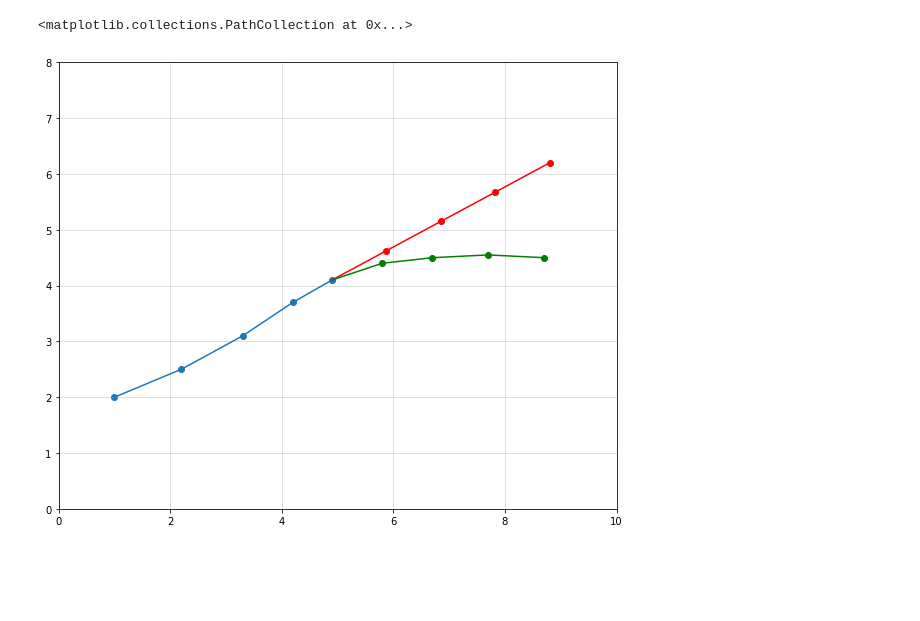
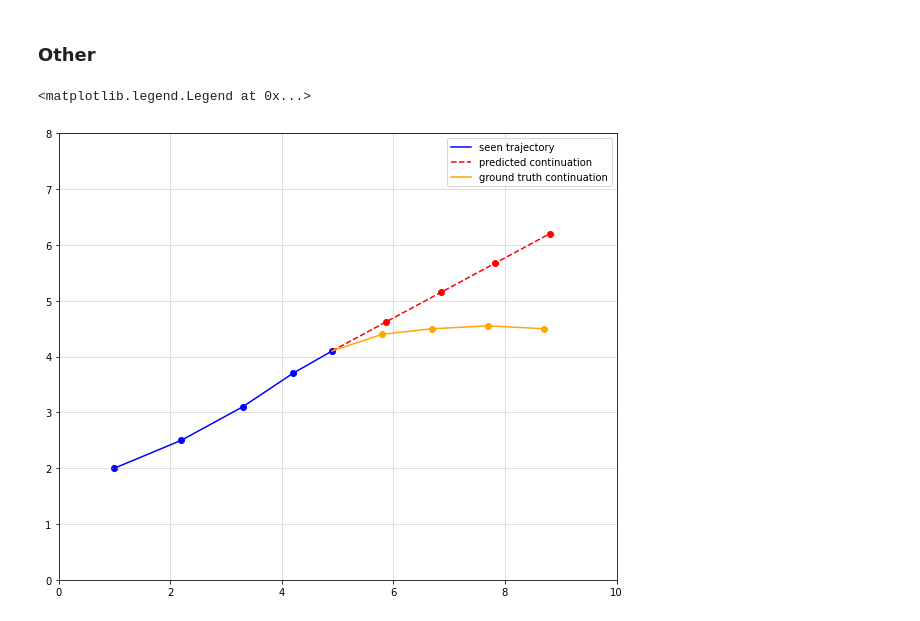
Before and after one commit to karlriis/trajectory-forecasting, a Jupyter notebook: paper_of_the_week_illustrations.ipynb, the cells around one changed output. Cells and saved outputs as stored; diff of their text form; code cells hidden in the pictures; blank space fills up the shorter version.

```diff
--- a/paper_of_the_week_illustrations.ipynb
+++ b/paper_of_the_week_illustrations.ipynb
@@ -30,10 +25,12 @@ y_pred = [y[-1] + np.mean(y_vel)*i for i in range(len(x))]
 for i in range(1, len(x)+1):
     plot_traj_base()
 
-    plt.plot(x, y)
-    plt.scatter(x, y)
+    plt.plot(x, y, 'b', label='seen trajectory')
+    plt.scatter(x, y, c='b')
 
-    plt.plot(x_pred[:i], y_pred[:i], color='red')
-    plt.scatter(x_pred[1:i], y_pred[1:i], color='red')
+    if i != 1:
+        plt.plot(x_pred[:i], y_pred[:i], 'r--', label='predicted continuation')
+        plt.scatter(x_pred[1:i], y_pred[1:i], c='r')
+    plt.legend()
     plt.show()
 # %% [output]
@@ -44,0 +103,19 @@ for i in range(1, len(x)+1):
+# %%
+x = [1, 2.2, 3.3, 4.2, 5.0]
+y = [2, 2.2, 2.6, 3.1, 3.7]
+
+x_pred, y_pred = constant_turning(x, y, 0.3)
+x_pred = [x[-1]] + x_pred
+y_pred = [y[-1]] + y_pred
+# %%
+for i in range(1, len(x)+1):
+    plot_traj_base()
+
+    plt.plot(x, y, 'b', label='seen trajectory')
+    plt.scatter(x, y, c='b')
+
+    if i != 1:
+        plt.plot(x_pred[:i], y_pred[:i], 'r--', label='predicted continuation')
+        plt.scatter(x_pred[1:i], y_pred[1:i], c='r')
+    plt.legend()
+    plt.show()
@@ -45,28 +128,32 @@ for i in range(1, len(x)+1):
+# %% [markdown]
+### Other
 # %%
 plot_traj_base()
 
 x = [1, 2.2, 3.3, 4.2, 4.9]
 y = [2, 2.5, 3.1, 3.7, 4.1]
 
 
 
 x_vel = [x[i] - x[i-1] for i in range(1, len(x))]
 y_vel = [y[i] - y[i-1] for i in range(1, len(y))]
 
 x_pred = [x[-1] + np.mean(x_vel)*i for i in range(len(x))]
 y_pred = [y[-1] + np.mean(y_vel)*i for i in range(len(x))]
 
 x_gt = [x[-1], 5.8, 6.7, 7.7, 8.7]
 y_gt = [y[-1], 4.4, 4.5, 4.55, 4.5]
 
-plt.plot(x,y)
-plt.scatter(x,y)
+plt.plot(x,y, c='b', label='seen trajectory')
+plt.scatter(x,y, c='b')
 
-plt.plot(x_pred, y_pred, color='red')
+plt.plot(x_pred, y_pred, 'r--', label='predicted continuation')
 plt.scatter(x_pred[1:], y_pred[1:], color='red')
 
-plt.plot(x_gt, y_gt, color='green')
-plt.scatter(x_gt[1:], y_gt[1:], color='green')
+plt.plot(x_gt, y_gt, color='orange', label='ground truth continuation')
+plt.scatter(x_gt[1:], y_gt[1:], color='orange')
+
+plt.legend()
 # %% [output]
-<matplotlib.collections.PathCollection at 0x...>
+<matplotlib.legend.Legend at 0x...>
-[figure, old version]
+[figure, new version]
```
Also changed, not shown: parts of 8 cells of this notebook, 8 other files.
